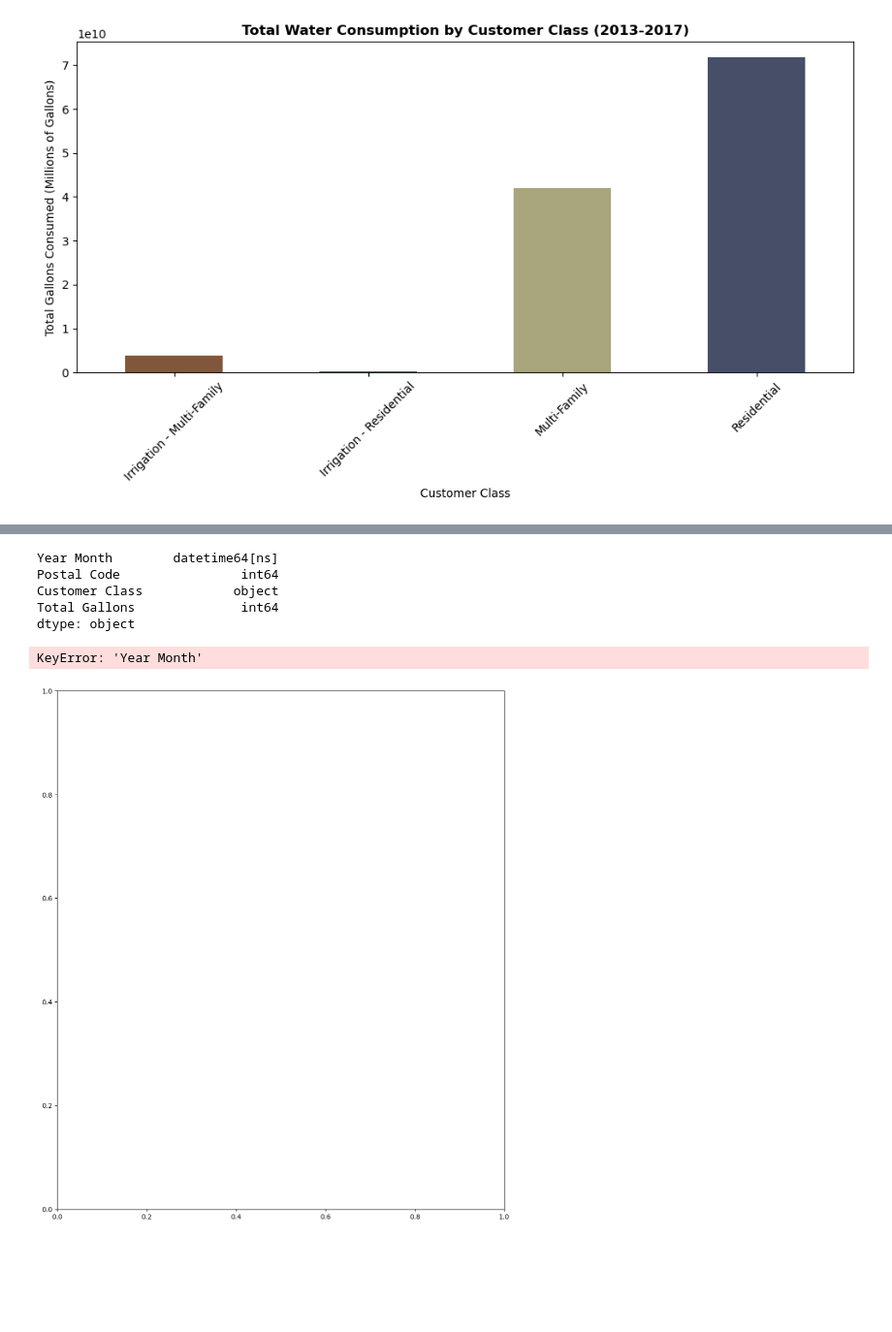
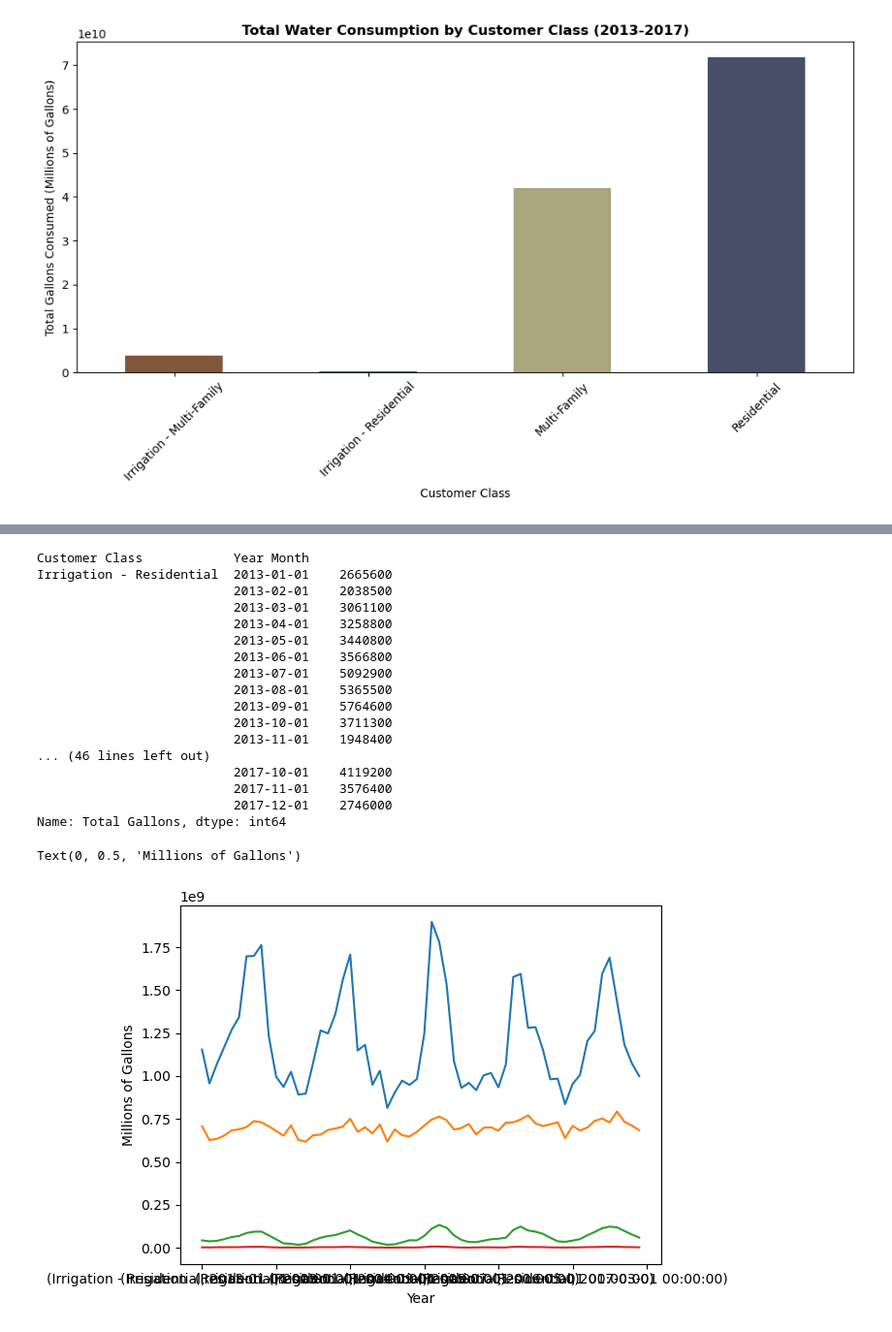
Before and after one commit to kadyepley/project-one, a Jupyter notebook: AustinWeather/Austin_project.ipynb, the cells around one changed output, grey strips where cells are left out. Shown at 97% size. Drawn from its saved outputs; the diff is of its cells as text; code cells hidden in the pictures; blank space fills up the shorter version.

```diff
--- a/AustinWeather/Austin_project.ipynb
+++ b/AustinWeather/Austin_project.ipynb
@@ -26,3 +26,6 @@ customer_data_df['Year Month'] = pd.to_datetime(customer_data_df['Year Month'],
 filtered_data = customer_data_df[(customer_data_df['Year Month'].dt.year >= 2013) & (customer_data_df['Year Month'].dt.year <= 2017)]
 
 filtered_data
+
+# Making the date an index
+date_index_df = filtered_data.set_index('Year Month', inplace=False)
@@ -121,0 +143,8 @@ dtype('int64')
+# %%
+# Filtering for any zip code including Irrigation - Multi-Family Customer Class
+
+irr_m_fam_data = filtered_data[(filtered_data['Customer Class'] == 'Irrigation - Multi-Family')]
+
+irr_m_fam_totals = irr_m_fam_data.groupby(['Customer Class', 'Year Month'])['Total Gallons'].sum()
+
+irr_m_fam_totals
@@ -122,26 +169,42 @@ dtype('int64')
 # %%
-# Filtering for any zip code including Irrigation
+# Filtering for any zip code including Irrigation - Residential Customer Class
 
-irrigation_data = filtered_data[(filtered_data['Customer Class'].str.contains("Irrigation"))]
+irr_res_data = filtered_data[(filtered_data['Customer Class'] == 'Irrigation - Residential')]
 
-irrigation_totals = irrigation_data.groupby(['Customer Class', 'Year Month'])['Total Gallons'].sum()
+irr_res_totals = irr_res_data.groupby(['Customer Class', 'Year Month'])['Total Gallons'].sum()
 
-irrigation_data.dtypes
+irr_res_totals
 # %% [output]
-Year Month        datetime64[ns]
-Postal Code                int64
-Customer Class            object
-Total Gallons              int64
-dtype: object
+Customer Class            Year Month
+Irrigation - Residential  2013-01-01    2665600
+                          2013-02-01    2038500
+                          2013-03-01    3061100
+                          2013-04-01    3258800
+                          2013-05-01    3440800
+                          2013-06-01    3566800
+                          2013-07-01    5092900
+                          2013-08-01    5365500
+                          2013-09-01    5764600
+                          2013-10-01    3711300
+                          2013-11-01    1948400
+... (46 lines left out)
+                          2017-10-01    4119200
+                          2017-11-01    3576400
+                          2017-12-01    2746000
+Name: Total Gallons, dtype: int64
-# %%
-fig, ax = plt.subplots(1, 1, figsize=(12, 14))
-
-# Plot the lines for Multi-Family
-ax.plot(m_fam_totals['Year Month'], m_fam_totals['Total Gallons'], label='Multi-Family')
-# Plot the lines for Residential
-ax.plot(residential_totals['Year Month'], residential_totals['Total Gallons'], label='Residential')
-# Plot the line for Irrigation
-ax.plot(irrigation_totals['Year Month'], irrigation_totals['Total Gallons'], label='Irrigation')
-# %% [output]
-KeyError: 'Year Month'
-[figure, removed]
+# %%
+residential_totals.plot()
+m_fam_totals.plot()
+irr_m_fam_totals.plot()
+irr_res_totals.plot()
+
+ax.spines['top'].set_visible(False)
+ax.spines['bottom'].set_visible(False)
+ax.spines['right'].set_visible(False)
+ax.spines['left'].set_visible(False)
+
+plt.xlabel('Year')
+plt.ylabel('Millions of Gallons')
+# %% [output]
+Text(0, 0.5, 'Millions of Gallons')
+[figure, added]
```
Also changed, not shown: parts of 5 cells of this notebook.
